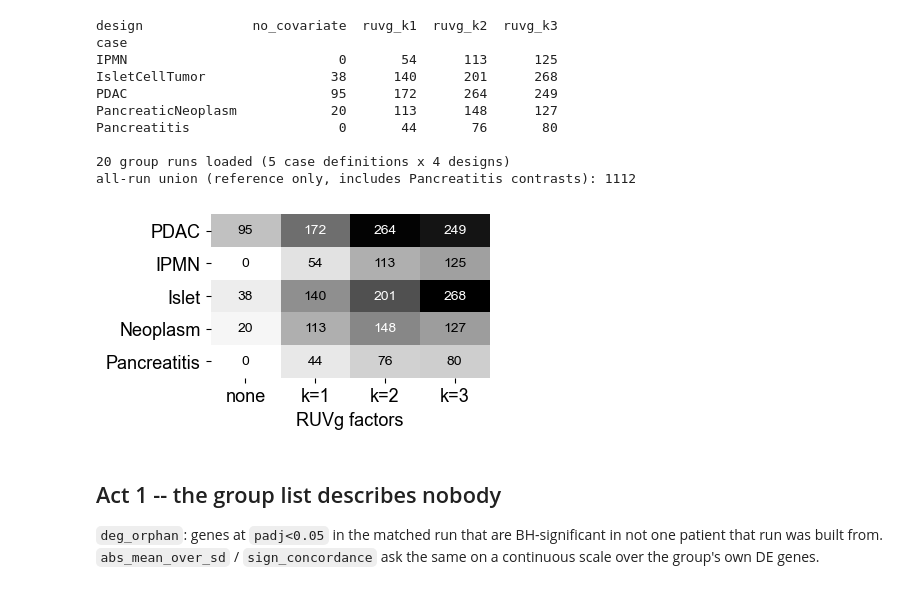
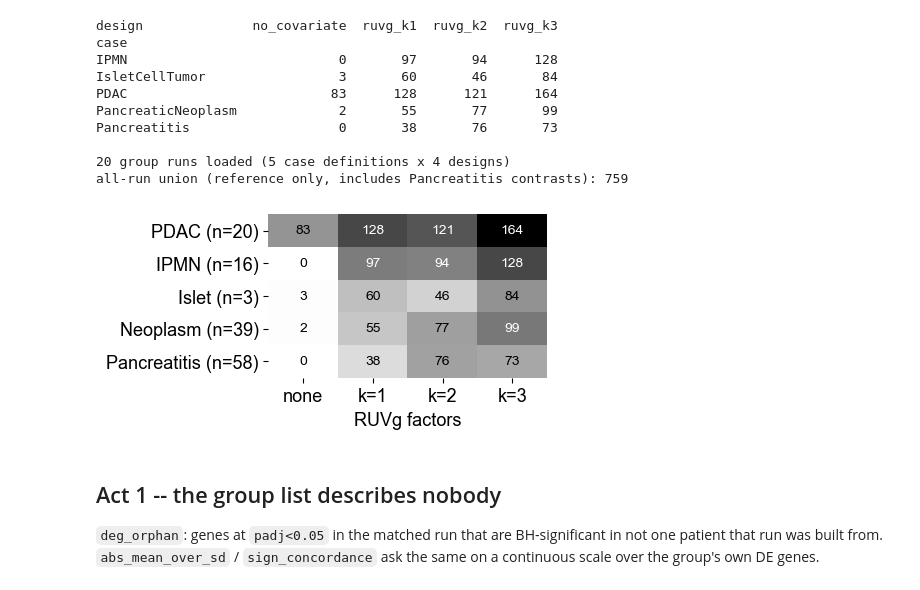
Before and after one commit to jmj3078/cfRNA_NormativeModeling, a Jupyter notebook: MixedEffectsModeling/6_pancreatic_cancer_cohort_deepdive.ipynb, the cells around one changed output. Drawn from its saved outputs; the diff is of its cells as text; code cells hidden in the pictures.

```diff
--- a/MixedEffectsModeling/6_pancreatic_cancer_cohort_deepdive.ipynb
+++ b/MixedEffectsModeling/6_pancreatic_cancer_cohort_deepdive.ipynb
@@ -38,7 +51,9 @@ from MixedEffectsModeling.core.calibration import bh_fdr_reject
 SIG_SOURCE = 'insample'
 RUVG_PICK = 'ruvg_k2'
 DESIGN_PAIR = ['no_covariate', RUVG_PICK]
-BATCH = 'Moore et al._Batch_1'
+DEG_DIR = config.PANCREATIC_DEG_DIR
+MATCHED_BATCH = 'Moore et al._Batch_1'
+MOORE_BATCHES = [MATCHED_BATCH, 'Moore et al._Batch_2', 'Moore et al._Batch_3']
 NEOPLASTIC = ['IPMN', 'Islet Cell Tumor', 'PDAC']
 STAGE_C = {'PDAC': '#0072B2', 'IPMN': '#E69F00', 'Islet Cell Tumor': '#009E73'}
 DESIGN_C = {'no_covariate': '#A2A2A2', 'ruvg_k1': '#489ACA', 'ruvg_k2': '#009E73',
@@ -57,5 +72,5 @@ OUT = config.GROUP_VS_INDIV_DIR / SIG_SOURCE
 FIG = config.GROUP_VS_INDIV_FIG_DIR / SIG_SOURCE
 OUT.mkdir(parents=True, exist_ok=True)
 FIG.mkdir(parents=True, exist_ok=True)
-print('source:', SIG_SOURCE, '| designs:', DESIGN_PAIR, '->', OUT)
+print('source:', SIG_SOURCE, '| designs:', DESIGN_PAIR, '| DEG:', DEG_DIR.name, '->', OUT)
 # %% [output]
@@ -138,10 +215,11 @@ HC median n_sig = 1, mean = 4.5
 # %%
 # Severity gradient: per-sample deviation burden across the neoplastic series, with acute
-# pancreatitis (non-neoplastic, same batch, n=79 before QC) as the inflammatory contrast.
+# pancreatitis (non-neoplastic, same three batches) as the inflammatory contrast. All arm --
+# no group contrast is involved, so every Moore Batch_1-3 sample is used.
 from scipy.stats import kruskal, spearmanr
 
 SEV_ORDER = NEOPLASTIC + ['Pancreatitis']
-Z_panc = src['Z_dis'][dis_stage == 'Pancreatitis']
+Z_panc = src['Z_dis'][a_panc]
 Z_panc = Z_panc[inflation_keep(Z_panc)]
 sev = pd.concat([per_sample[['stage', 'n_sig']],
                  pd.DataFrame(dict(stage='Pancreatitis', n_sig=bh_sig_matrix(Z_panc).sum(axis=1)))])
@@ -194,7 +272,7 @@ with plt.rc_context(FS):
 # %%
 gene_set = set(genes)
 deg, padj_of = {}, {}
-for f in sorted(config.PANCREATIC_DEG_DIR.glob('moore_b1__*/*.csv.gz')):
+for f in sorted(DEG_DIR.glob('moore_b1__*/*.csv.gz')):
     case = f.parent.name.split('__')[1]
     design = f.name.split('.')[0]
     r = pd.read_csv(f, index_col=0)
@@ -211,34 +289,36 @@ print('all-run union (reference only, includes Pancreatitis contrasts):',
 # %% [output]
 design              no_covariate  ruvg_k1  ruvg_k2  ruvg_k3
 case
-IPMN                           0       54      113      125
-IsletCellTumor                38      140      201      268
-PDAC                          95      172      264      249
-PancreaticNeoplasm            20      113      148      127
-Pancreatitis                   0       44       76       80
+IPMN                           0       97       94      128
+IsletCellTumor                 3       60       46       84
+PDAC                          83      128      121      164
+PancreaticNeoplasm             2       55       77       99
+Pancreatitis                   0       38       76       73
 
 20 group runs loaded (5 case definitions x 4 designs)
-all-run union (reference only, includes Pancreatitis contrasts): 1112
+all-run union (reference only, includes Pancreatitis contrasts): 759
 # %%
 ORDER = ['PDAC', 'IPMN', 'IsletCellTumor', 'PancreaticNeoplasm', 'Pancreatitis']
 DESIGN_ORDER = ['no_covariate', 'ruvg_k1', 'ruvg_k2', 'ruvg_k3']
 t = deg_summary.loc[ORDER, DESIGN_ORDER]
 
 fig, ax = plt.subplots(figsize=(3.6, 2.12))
 ax.imshow(t.values, cmap='Greys', vmin=0, vmax=t.values.max(), aspect='auto')
 for i in range(t.shape[0]):
     for j in range(t.shape[1]):
         v = t.values[i, j]
         ax.text(j, i, v, ha='center', va='center',
                 color='white' if v > t.values.max() * 0.55 else 'black')
 ax.set_xticks(range(4), ['none', 'k=1', 'k=2', 'k=3'])
-ax.set_yticks(range(5), ['PDAC', 'IPMN', 'Islet', 'Neoplasm', 'Pancreatitis'])
+ax.set_yticks(range(5), [f'{lab} (n={n})' for lab, n in
+                         zip(['PDAC', 'IPMN', 'Islet', 'Neoplasm', 'Pancreatitis'],
+                             [20, 16, 3, 39, 58])])
 ax.set_xlabel('RUVg factors')
 for s in ax.spines.values():
     s.set_visible(False)
 fig.savefig(FIG / 'fig_group_run_grid.png', dpi=300, bbox_inches='tight')
 # %% [output]
-[figure, old version]
+[figure, new version]
 # %% [markdown]
 ## Act 1 -- the group list describes nobody
 
```
Also changed, not shown: parts of 28 cells of this notebook, 42 other files.
